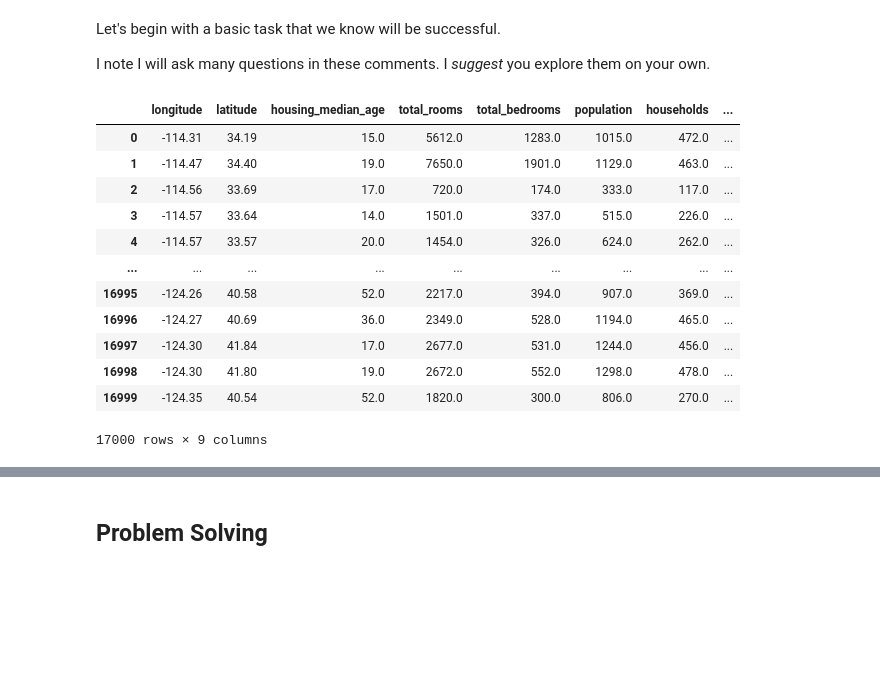
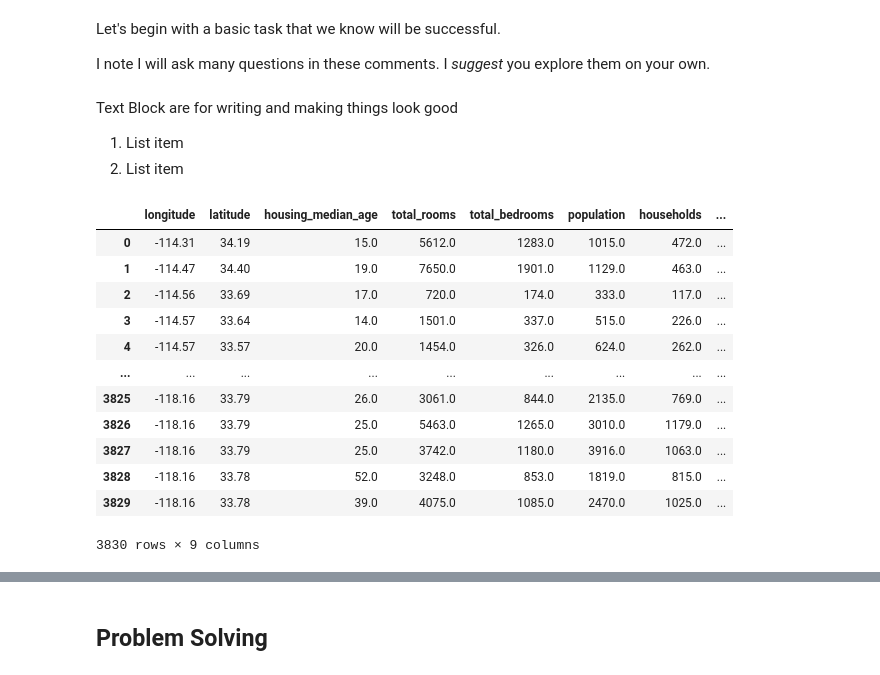
Before and after one commit to BryanSWeber/BDA301, a Jupyter notebook: Day 01 Lesson.ipynb, the cells around one changed output, grey strips where cells are left out. Cells and saved outputs as stored; diff of their text form; code cells hidden in the pictures; blank space fills up the shorter version.

```diff
--- a/Day 01 Lesson.ipynb
+++ b/Day 01 Lesson.ipynb
@@ -9,21 +9,28 @@ I note I will ask many questions in these comments. I *suggest* you explore them
 import pandas as pd
 import matplotlib.pyplot as plt
+# %% [markdown]
+Text Block are for writing and making things look good
+
+1.   List item
+2.   List item
 # %%
 #We are using pandas to get the data into our computer.
-pd.read_csv('sample_data/california_housing_train.csv')
+pd.read_csv('G:/My Drive/Course Info/Classes/BDA_301_2025_Spring/Data/california_housing_train.csv')
 #Note the '' or "" around the text, this means "read the whole thing as one string."
+#    In real life, when I make air quotes I mean "take this literally - but not with its normal meaning", and I find similarities here.
+#Note also that the "/" direction matters - "\" is sometimes an "escape character"  Consider trying "\\" instead in some cases.
 # %% [output]
 |  | longitude | latitude | housing_median_age | total_rooms | total_bedrooms | population | households | ... |
 | 0 | -114.31 | 34.19 | 15.0 | 5612.0 | 1283.0 | 1015.0 | 472.0 | ... |
 | 1 | -114.47 | 34.40 | 19.0 | 7650.0 | 1901.0 | 1129.0 | 463.0 | ... |
 | 2 | -114.56 | 33.69 | 17.0 | 720.0 | 174.0 | 333.0 | 117.0 | ... |
 | 3 | -114.57 | 33.64 | 14.0 | 1501.0 | 337.0 | 515.0 | 226.0 | ... |
 | 4 | -114.57 | 33.57 | 20.0 | 1454.0 | 326.0 | 624.0 | 262.0 | ... |
 | ... | ... | ... | ... | ... | ... | ... | ... | ... |
-| 16995 | -124.26 | 40.58 | 52.0 | 2217.0 | 394.0 | 907.0 | 369.0 | ... |
-| 16996 | -124.27 | 40.69 | 36.0 | 2349.0 | 528.0 | 1194.0 | 465.0 | ... |
-| 16997 | -124.30 | 41.84 | 17.0 | 2677.0 | 531.0 | 1244.0 | 456.0 | ... |
-| 16998 | -124.30 | 41.80 | 19.0 | 2672.0 | 552.0 | 1298.0 | 478.0 | ... |
-| 16999 | -124.35 | 40.54 | 52.0 | 1820.0 | 300.0 | 806.0 | 270.0 | ... |
+| 3825 | -118.16 | 33.79 | 26.0 | 3061.0 | 844.0 | 2135.0 | 769.0 | ... |
+| 3826 | -118.16 | 33.79 | 25.0 | 5463.0 | 1265.0 | 3010.0 | 1179.0 | ... |
+| 3827 | -118.16 | 33.79 | 25.0 | 3742.0 | 1180.0 | 3916.0 | 1063.0 | ... |
+| 3828 | -118.16 | 33.78 | 52.0 | 3248.0 | 853.0 | 1819.0 | 815.0 | ... |
+| 3829 | -118.16 | 33.78 | 39.0 | 4075.0 | 1085.0 | 2470.0 | 1025.0 | ... |
-17000 rows × 9 columns
+3830 rows × 9 columns
 # %%
```
Also changed, not shown: parts of 18 cells of this notebook, 1 other file.
